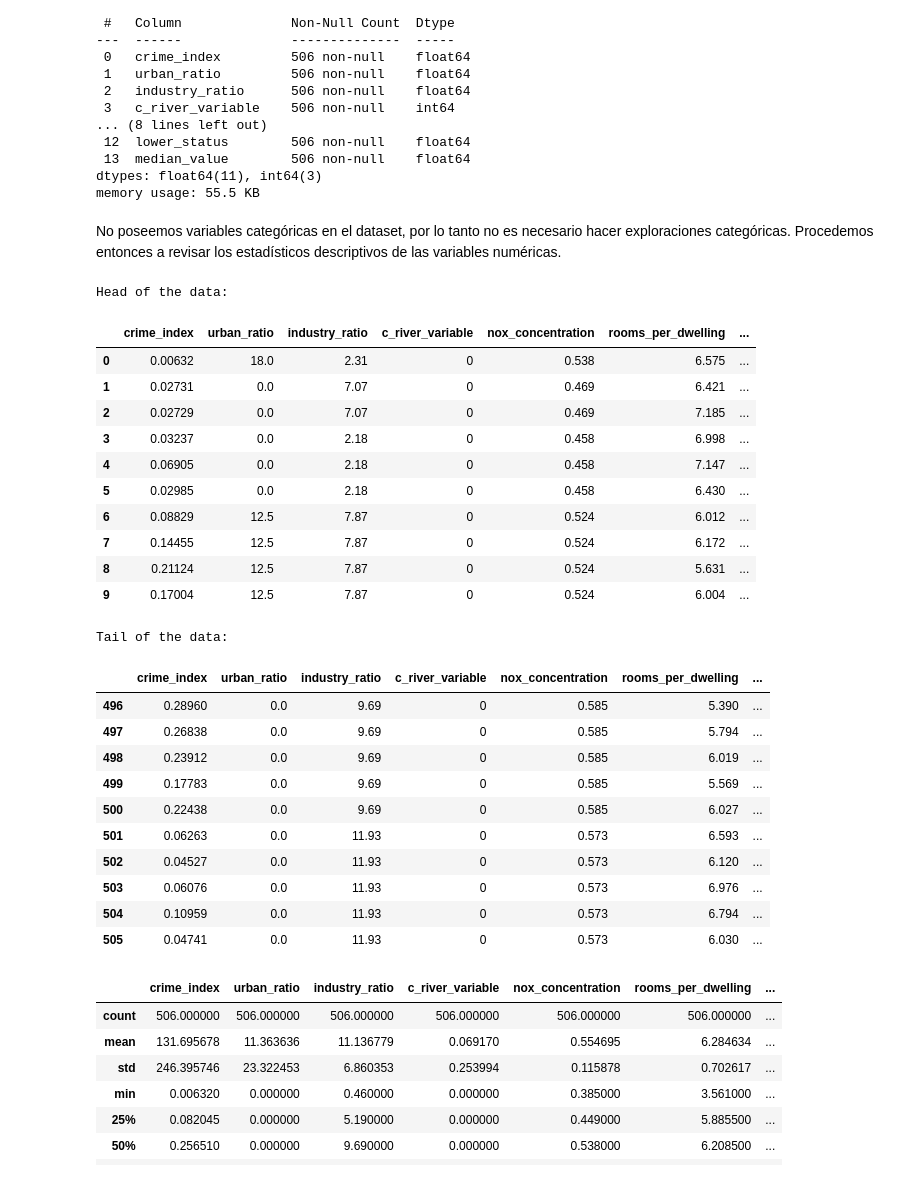
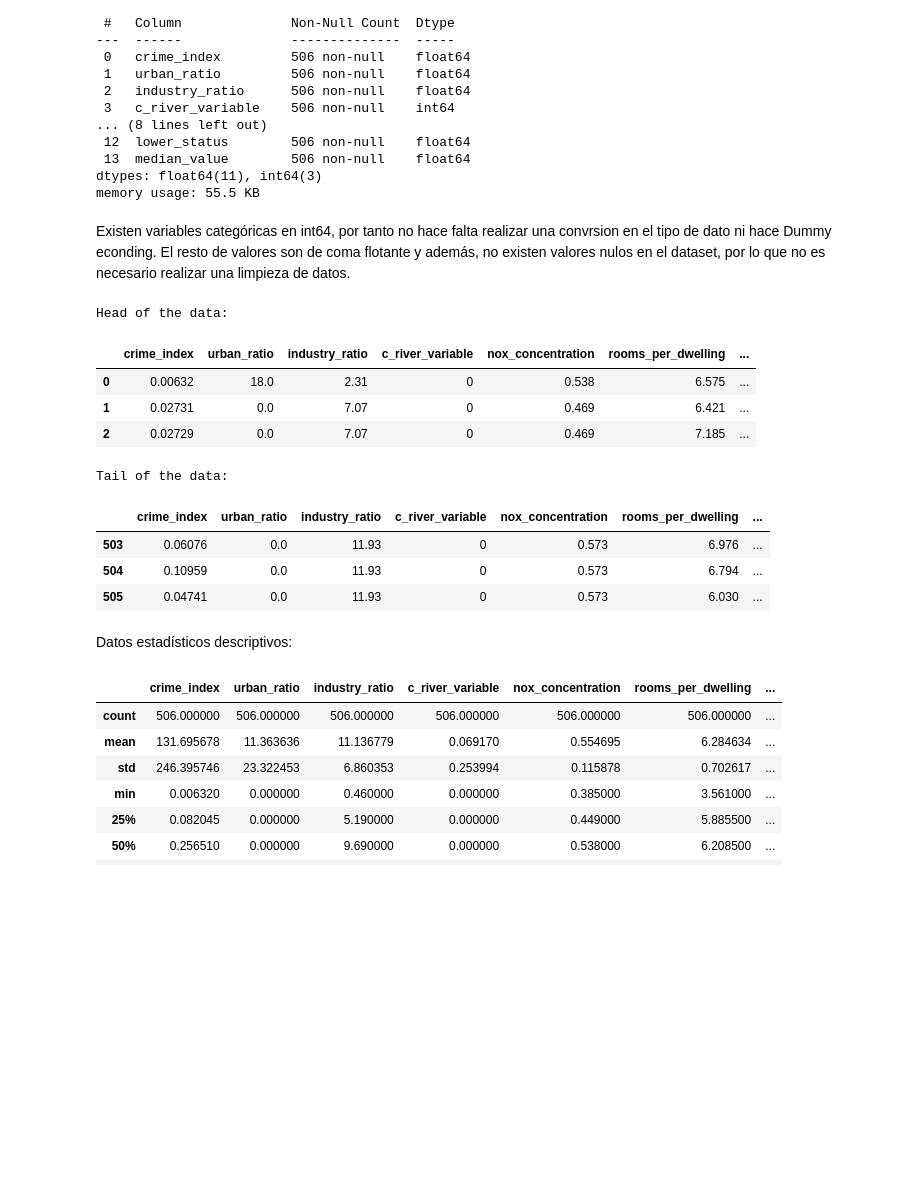
Before and after one commit to Chrissroman/md004_ha_dv, a Jupyter notebook: deliverables/MD004ChristianRomanMarinAC03.ipynb, the cells around one changed output. Saved outputs shown, nothing was run; the diff lists cells and outputs as text; code cells hidden in the pictures; blank space fills up the shorter version.

```diff
--- a/deliverables/MD004ChristianRomanMarinAC03.ipynb
+++ b/deliverables/MD004ChristianRomanMarinAC03.ipynb
@@ -71,38 +74,26 @@ Data columns (total 14 columns):
 dtypes: float64(11), int64(3)
 memory usage: 55.5 KB
 # %% [markdown]
-No poseemos variables categóricas en el dataset, por lo tanto no es necesario hacer exploraciones categóricas. Procedemos entonces a revisar los estadísticos descriptivos de las variables numéricas.
+Existen variables categóricas en int64, por tanto no hace falta realizar una convrsion en el tipo de dato ni hace Dummy econding. El resto de valores son de coma flotante y además, no existen valores nulos en el dataset, por lo que no es necesario realizar una limpieza de datos.
 # %%
 # Show Head and Tail data
 print('Head of the data: ')
-display(data.head(10))
+display(data.head(3))
 print('\nTail of the data: ')
-display(data.tail(10))
+display(data.tail(3))
 # %% [output]
 Head of the data:
 |  | crime_index | urban_ratio | industry_ratio | c_river_variable | nox_concentration | rooms_per_dwelling | ... |
 | 0 | 0.00632 | 18.0 | 2.31 | 0 | 0.538 | 6.575 | ... |
 | 1 | 0.02731 | 0.0 | 7.07 | 0 | 0.469 | 6.421 | ... |
 | 2 | 0.02729 | 0.0 | 7.07 | 0 | 0.469 | 7.185 | ... |
-| 3 | 0.03237 | 0.0 | 2.18 | 0 | 0.458 | 6.998 | ... |
-| 4 | 0.06905 | 0.0 | 2.18 | 0 | 0.458 | 7.147 | ... |
-| 5 | 0.02985 | 0.0 | 2.18 | 0 | 0.458 | 6.430 | ... |
-| 6 | 0.08829 | 12.5 | 7.87 | 0 | 0.524 | 6.012 | ... |
-| 7 | 0.14455 | 12.5 | 7.87 | 0 | 0.524 | 6.172 | ... |
-| 8 | 0.21124 | 12.5 | 7.87 | 0 | 0.524 | 5.631 | ... |
-| 9 | 0.17004 | 12.5 | 7.87 | 0 | 0.524 | 6.004 | ... |
 Tail of the data:
 |  | crime_index | urban_ratio | industry_ratio | c_river_variable | nox_concentration | rooms_per_dwelling | ... |
-| 496 | 0.28960 | 0.0 | 9.69 | 0 | 0.585 | 5.390 | ... |
-| 497 | 0.26838 | 0.0 | 9.69 | 0 | 0.585 | 5.794 | ... |
-| 498 | 0.23912 | 0.0 | 9.69 | 0 | 0.585 | 6.019 | ... |
-| 499 | 0.17783 | 0.0 | 9.69 | 0 | 0.585 | 5.569 | ... |
-| 500 | 0.22438 | 0.0 | 9.69 | 0 | 0.585 | 6.027 | ... |
-| 501 | 0.06263 | 0.0 | 11.93 | 0 | 0.573 | 6.593 | ... |
-| 502 | 0.04527 | 0.0 | 11.93 | 0 | 0.573 | 6.120 | ... |
 | 503 | 0.06076 | 0.0 | 11.93 | 0 | 0.573 | 6.976 | ... |
 | 504 | 0.10959 | 0.0 | 11.93 | 0 | 0.573 | 6.794 | ... |
 | 505 | 0.04741 | 0.0 | 11.93 | 0 | 0.573 | 6.030 | ... |
+# %% [markdown]
+Datos estadísticos descriptivos:
 # %%
 # Description Data
 data.describe()
```
Also changed, not shown: parts of 23 cells of this notebook.
